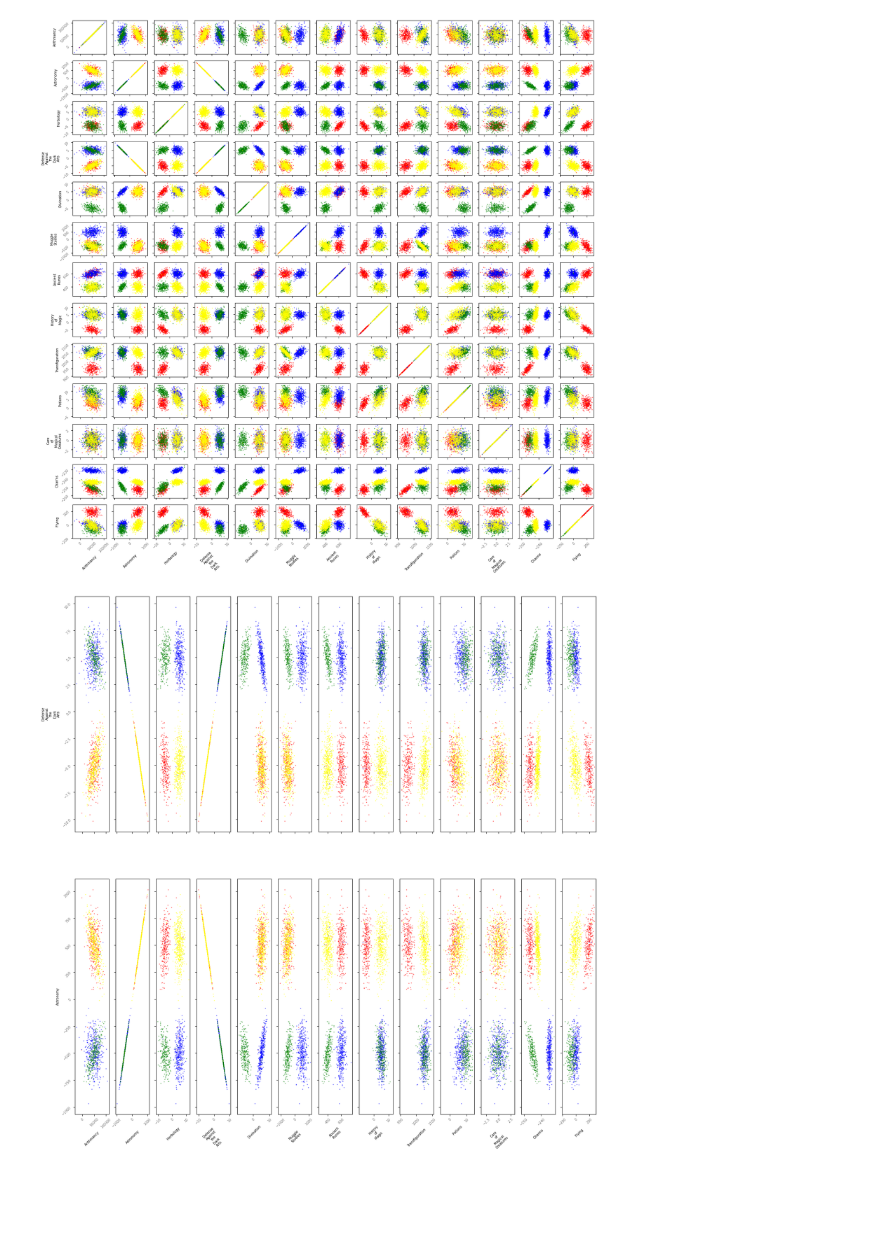
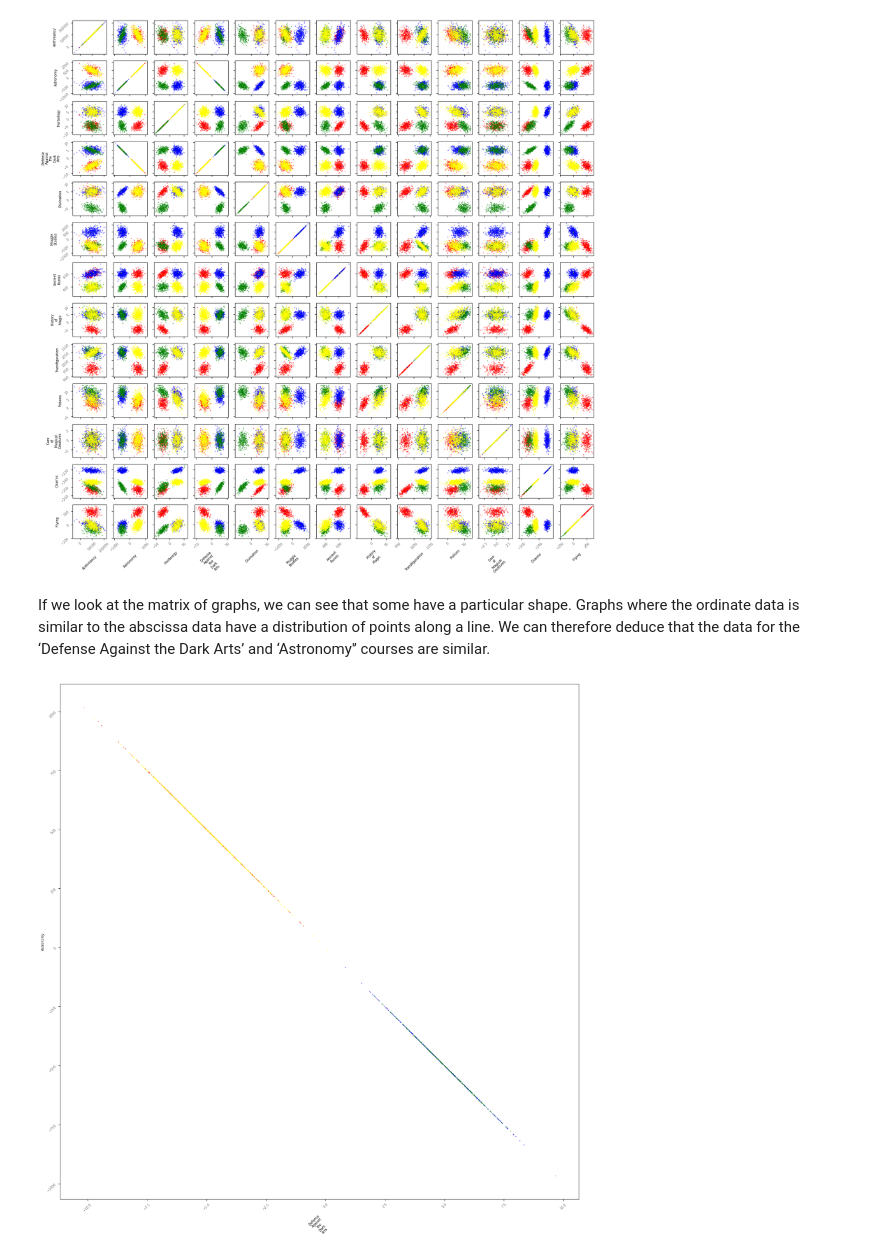
Before and after one commit to farinaleo/ft_dslr, a Jupyter notebook: srcs/scatter_plot/scatter_plot.ipynb, the cells around one changed output. Cells and saved outputs as stored; diff of their text form; code cells hidden in the pictures; blank space fills up the shorter version.

```diff
--- a/srcs/scatter_plot/scatter_plot.ipynb
+++ b/srcs/scatter_plot/scatter_plot.ipynb
@@ -13,7 +13,9 @@ dfTrain = open_csv(pathTrain)
 scatter_plot(dfTrain)
 # %% [output]
 [figure]
+# %% [markdown]
+If we look at the matrix of graphs, we can see that some have a particular shape. Graphs where the ordinate data is similar to the abscissa data have a distribution of points along a line. We can therefore deduce that the data for the ‘Defense Against the Dark Arts’ and ‘Astronomy'’ courses are similar.
 # %%
-scatter_plot(dfTrain, ['Defense Against the Dark Arts', 'Astronomy'])
+scatter_plot(dfTrain, x_col=['Defense Against the Dark Arts'], y_col=[ 'Astronomy'])
 # %% [output]
-[figure, old version]
+[figure, new version]
```
Also changed, not shown: parts of 1 cell of this notebook.
